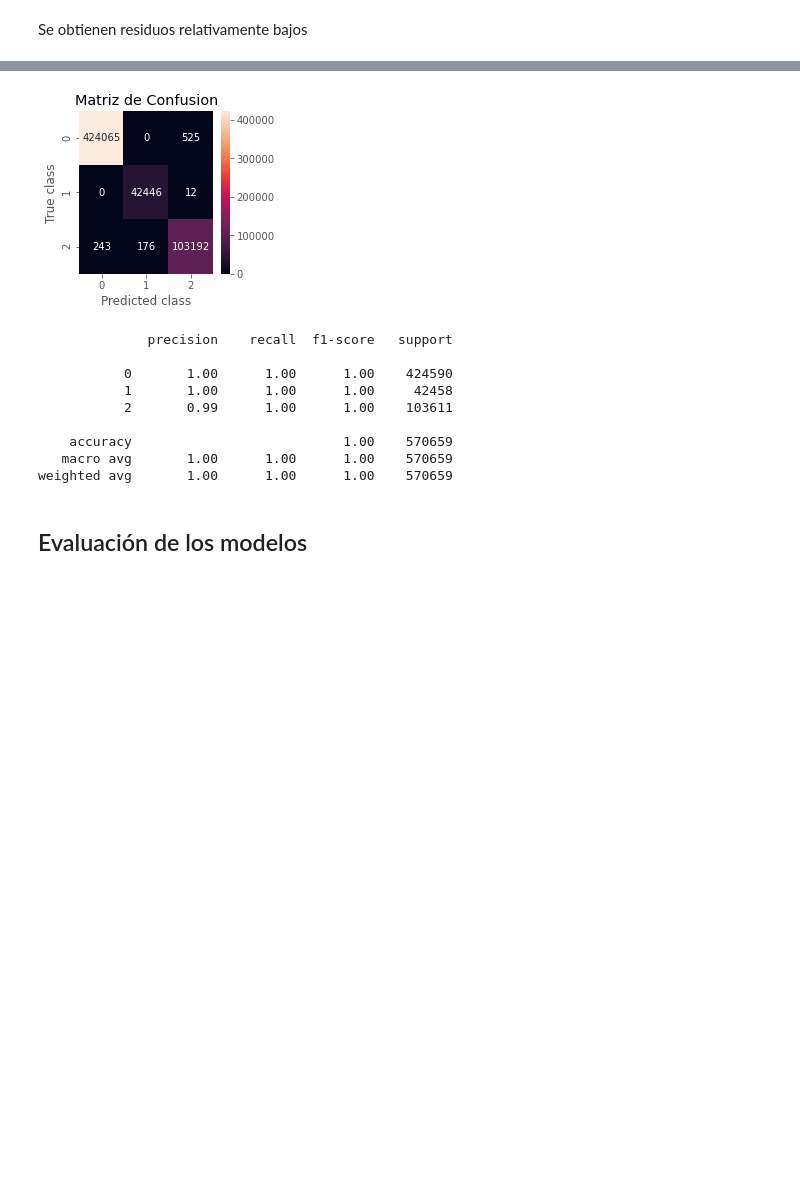
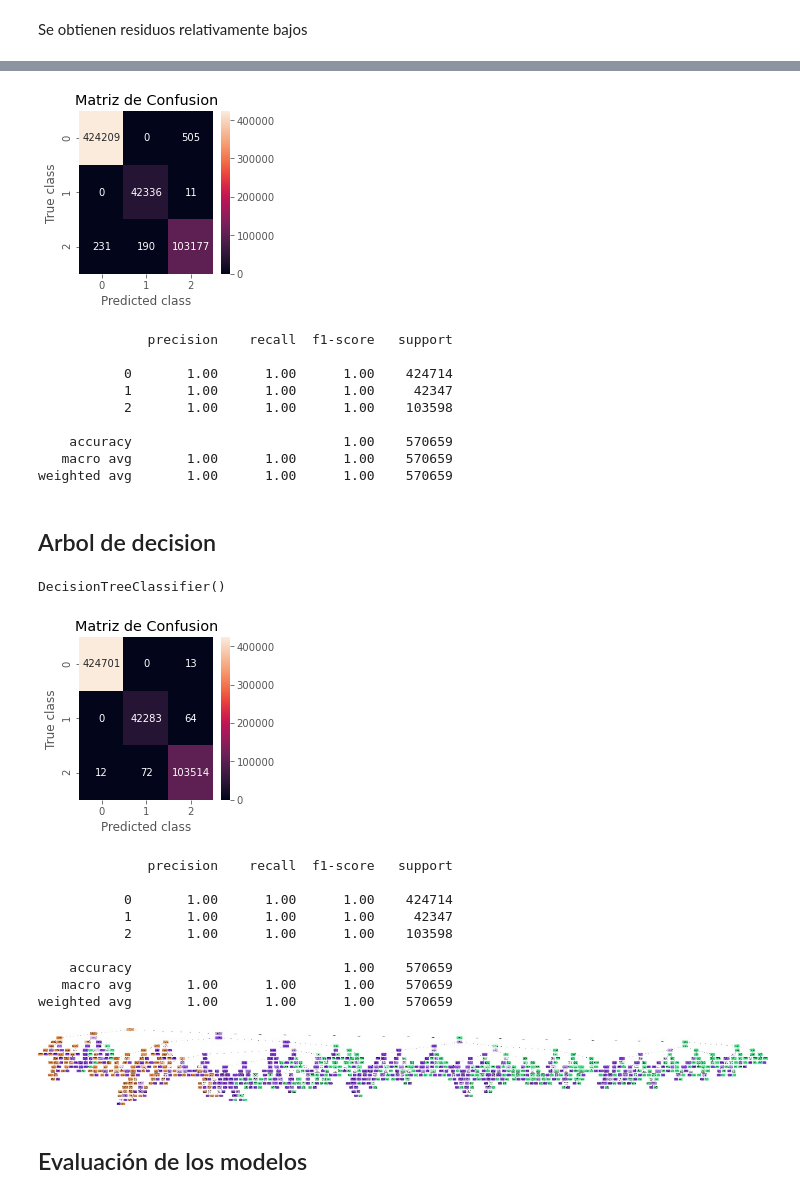
Before and after one commit to cabymetal/proyecto_integrador, a Jupyter notebook: PredicccionToxicidad.ipynb, the cells around one changed output, grey strips where cells are left out. Drawn from its saved outputs; the diff is of its cells as text; code cells hidden in the pictures; blank space fills up the shorter version.

Commit message:
Adición modelo árbol de decisión
Adición modelo árbol de decisión

```diff
--- a/PredicccionToxicidad.ipynb
+++ b/PredicccionToxicidad.ipynb
@@ -482,5 +497,0 @@ Aunque vemos que el modelo no está sobreajustado, revisamos si regularizando en
-# %%
-#se instancia el modelo
-modelRidge = linear_model.Ridge(alpha=2.5)
-#Para ajustar el modelo de regresion a los datos se usa el metodo fit
-modelRidge.fit(X_train, y_train)
@@ -516,3 +497,0 @@ modelLassoCV.alpha_
-# %%
-modelLasso = linear_model.Lasso(alpha=0.00011)
-modelLasso.fit(X_train, y_train)
@@ -556,10 +517,31 @@ mostrar_resultados(y_test, pred_ybalancedRL)
 [figure]
               precision    recall  f1-score   support
 
-           0       1.00      1.00      1.00    424590
-           1       1.00      1.00      1.00     42458
-           2       0.99      1.00      1.00    103611
+           0       1.00      1.00      1.00    424714
+           1       1.00      1.00      1.00     42347
+           2       1.00      1.00      1.00    103598
 
     accuracy                           1.00    570659
    macro avg       1.00      1.00      1.00    570659
 weighted avg       1.00      1.00      1.00    570659
+# %% [markdown]
+## Arbol de decision
+# %%
+classifier = tree.DecisionTreeClassifier()
+classifier.fit(X_train, y_train)
+# %% [output]
+DecisionTreeClassifier()
+# %%
+y_test_predTree = classifier.predict(X_test)
+mostrar_resultados(y_test, y_test_predTree)
+# %% [output]
+[figure, added]
+              precision    recall  f1-score   support
+
+           0       1.00      1.00      1.00    424714
+           1       1.00      1.00      1.00     42347
+           2       1.00      1.00      1.00    103598
+
+    accuracy                           1.00    570659
+   macro avg       1.00      1.00      1.00    570659
+weighted avg       1.00      1.00      1.00    570659
@@ -566,3 +560,7 @@ weighted avg       1.00      1.00      1.00    570659
+# %%
+PImage("tree3.png")
+# %% [output]
+[figure, added]
 # %% [markdown]
 ## Evaluación de los modelos
 # %%
```
Also changed, not shown: parts of 36 cells of this notebook.
